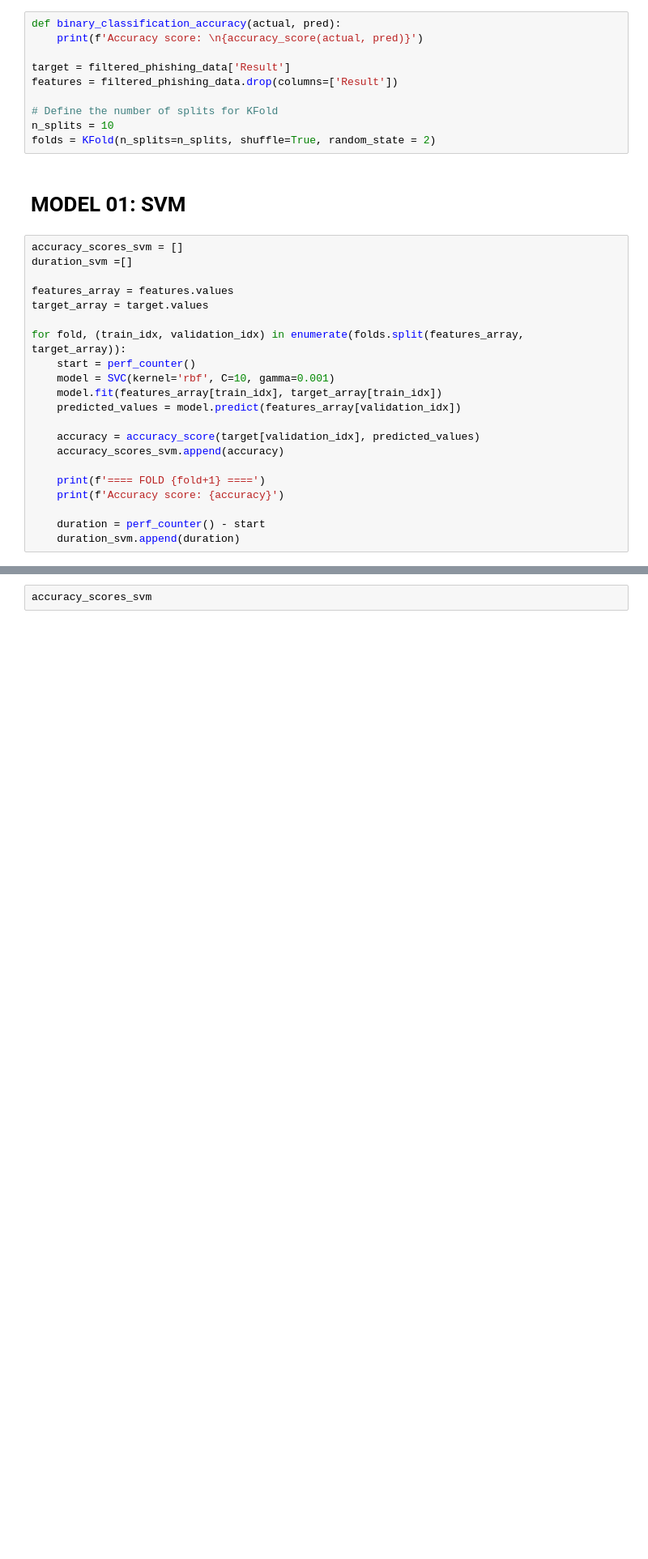
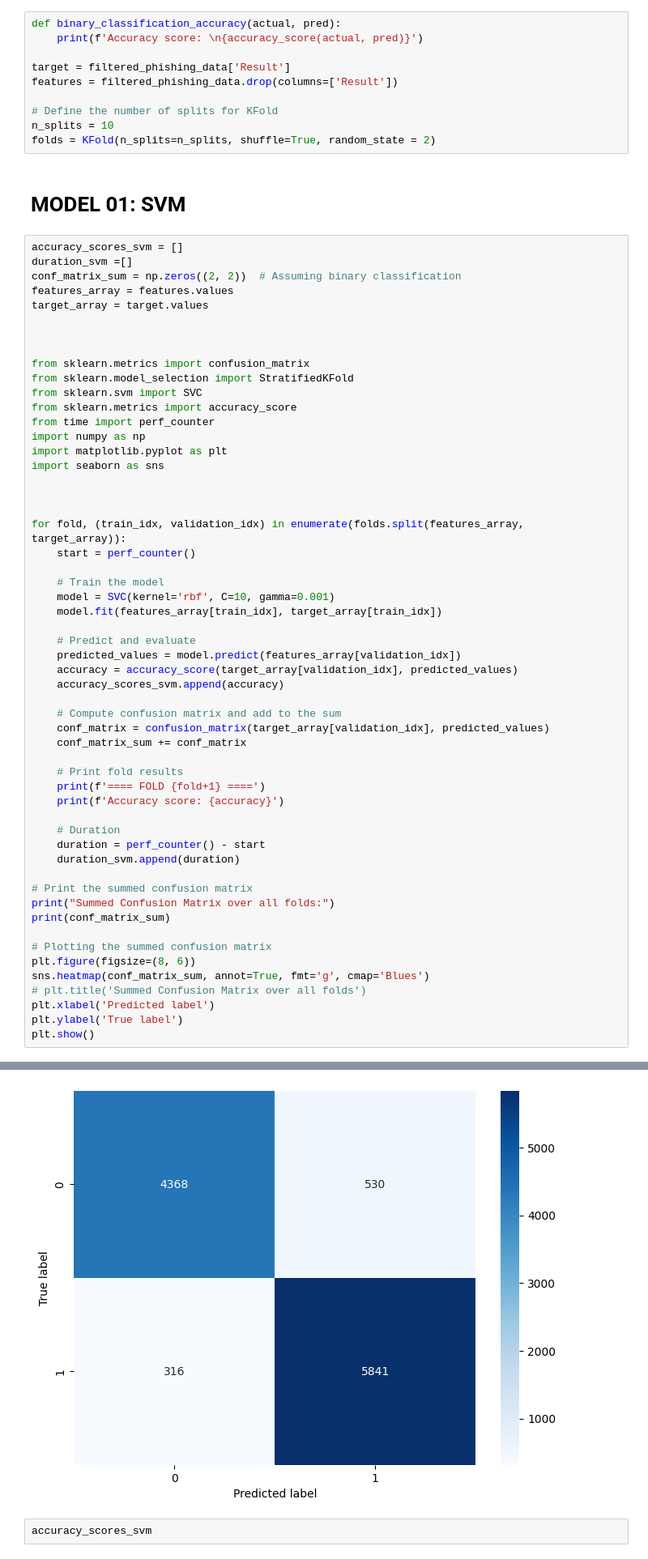
Before and after one commit to sultanul-ovi/PhishGuard, a Jupyter notebook: Project_Files/phishing_project.ipynb, the cells around one changed output, grey strips where cells are left out. Shown at 81% size. Drawn from its saved outputs; the diff is of its cells as text; blank space fills up the shorter version.

```diff
--- a/Project Documents/phishing_project.ipynb
+++ b/Project_Files/phishing_project.ipynb
@@ -250,24 +250,58 @@ folds = KFold(n_splits=n_splits, shuffle=True, random_state = 2)
 # %%
 accuracy_scores_svm = []
 duration_svm =[]
-
+conf_matrix_sum = np.zeros((2, 2))  # Assuming binary classification
 features_array = features.values
 target_array = target.values
 
+
+
+from sklearn.metrics import confusion_matrix
+from sklearn.model_selection import StratifiedKFold
+from sklearn.svm import SVC
+from sklearn.metrics import accuracy_score
+from time import perf_counter
+import numpy as np
+import matplotlib.pyplot as plt
+import seaborn as sns
+
+
+
 for fold, (train_idx, validation_idx) in enumerate(folds.split(features_array, target_array)):
     start = perf_counter()
+
+    # Train the model
     model = SVC(kernel='rbf', C=10, gamma=0.001)
     model.fit(features_array[train_idx], target_array[train_idx])
+
+    # Predict and evaluate
     predicted_values = model.predict(features_array[validation_idx])
-
-    accuracy = accuracy_score(target[validation_idx], predicted_values)
+    accuracy = accuracy_score(target_array[validation_idx], predicted_values)
     accuracy_scores_svm.append(accuracy)
 
+    # Compute confusion matrix and add to the sum
+    conf_matrix = confusion_matrix(target_array[validation_idx], predicted_values)
+    conf_matrix_sum += conf_matrix
+
+    # Print fold results
     print(f'==== FOLD {fold+1} ====')
     print(f'Accuracy score: {accuracy}')
 
+    # Duration
     duration = perf_counter() - start
     duration_svm.append(duration)
+
+# Print the summed confusion matrix
+print("Summed Confusion Matrix over all folds:")
+print(conf_matrix_sum)
+
+# Plotting the summed confusion matrix
+plt.figure(figsize=(8, 6))
+sns.heatmap(conf_matrix_sum, annot=True, fmt='g', cmap='Blues')
+# plt.title('Summed Confusion Matrix over all folds')
+plt.xlabel('Predicted label')
+plt.ylabel('True label')
+plt.show()
 # %% [output]
 ==== FOLD 1 ====
 Accuracy score: 0.906871609403255
@@ -292,3 +323,4 @@ Accuracy score: 0.9330316742081448
+[figure, added]
 # %%
 accuracy_scores_svm
 # %% [output]
```
Also changed, not shown: parts of 17 cells of this notebook, 13 other files.
